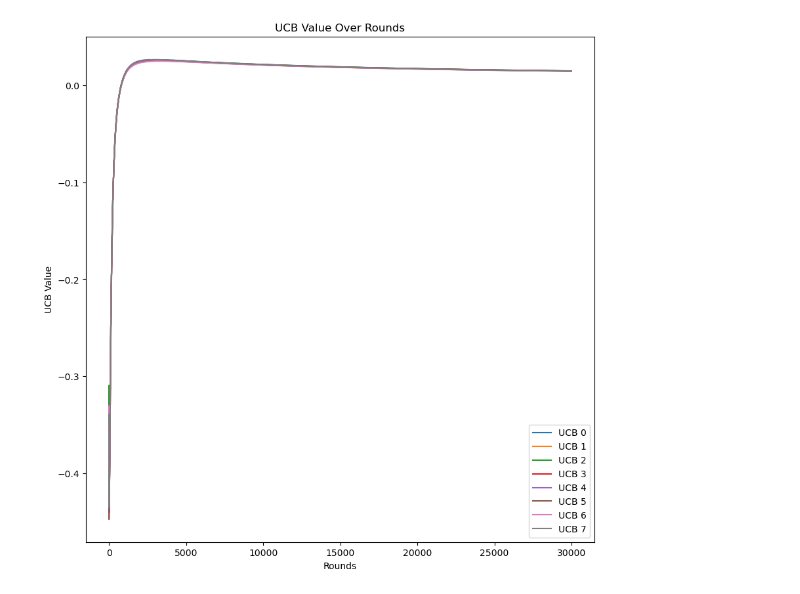
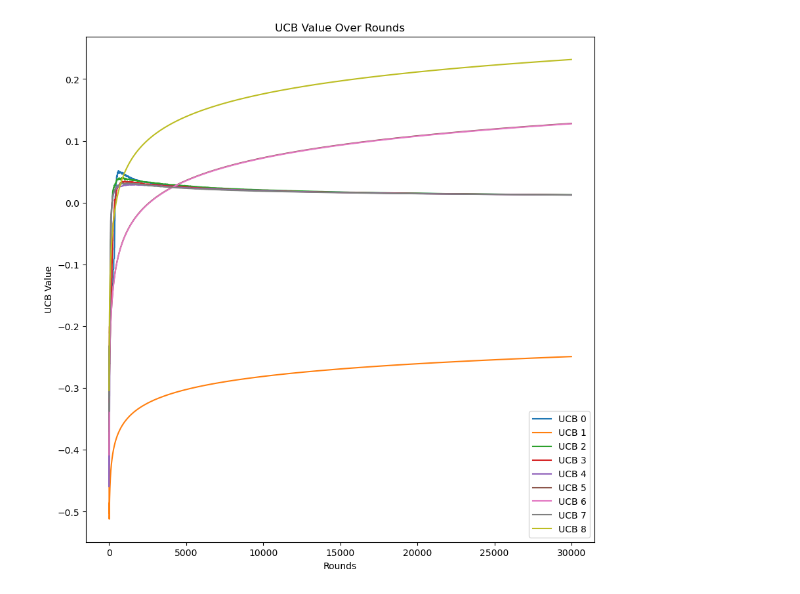
Before and after one commit to oss0430/DAforFedSeqRec, a Jupyter notebook: MAB_Eval.ipynb, the cells around one changed output. Saved outputs shown, nothing was run; the diff lists cells and outputs as text; code cells hidden in the pictures.

```diff
--- a/MAB_Eval.ipynb
+++ b/MAB_Eval.ipynb
@@ -4,7 +4,7 @@ import sys
 import os
 from typing import List, Dict, Tuple, Any
 
-eval_folder_path = "exp/shadow_with_aug_selection_sasrec_on_sr_data_lr0.001_lstep20/ML-1M_MAB"
+eval_folder_path = "exp/shadow_with_aug_selection_sasrec_on_sr_data_lr0.01_lstep20/0923_AmazonBeautyMAB_Thompson"
 config_path = os.path.join(eval_folder_path, "config.yaml")
 evaluation_log_path = os.path.join(eval_folder_path, "eval_results.log")
 print_log_path = os.path.join(eval_folder_path, "exp_print.log")
@@ -126,13 +144,13 @@ import matplotlib.pyplot as plt
 control_bins = []
 rounds = []
 for i in range(0,len(control_history),1000):
-    control_bins.append(np.bincount(control_history[i:i+1000], minlength=8))
+    control_bins.append(np.bincount(control_history[i:i+1000], minlength=9))
     rounds.append(i)
 
 control_bins = np.array(control_bins)
 print(control_bins.shape)
 plt.figure(figsize=(10,10))
-for i in range(8):
+for i in range(9):
     plt.plot(rounds, control_bins[:,i], label=f"Control {i}")
 plt.legend()
 plt.xlabel("Rounds")
@@ -172,40 +190,40 @@ def ucb_calculate(reward_record, n_pull, alpha):
 reward_via_round = []
 ucb_value_via_round = []
 
-previous_reward_record = np.zeros(8)
-previous_n_pulls = np.zeros(8)
+previous_reward_record = np.zeros(9)
+previous_n_pulls = np.zeros(9)
 decay = 0.9
 alpha = 0.1
 for round, (arm, reward) in enumerate(zip(control_history, mean_rewards_via_rounds)):
 
     reward = -reward ## convert
 
     new_n_pulls = previous_n_pulls.copy()
     new_n_pulls[arm] += 1
 
     updated_reward = previous_reward_record[arm] * decay + (1-decay) * reward
     new_reward_record = previous_reward_record.copy()
     new_reward_record[arm] = updated_reward
     reward_via_round.append(new_reward_record)
     if round > 8:
         ucb_values = ucb_calculate(new_reward_record, new_n_pulls, alpha)
         ucb_value_via_round.append(ucb_values)
 
     previous_reward_record = new_reward_record
     previous_n_pulls = new_n_pulls
 
 ## UCBS
 ucb_value_via_round = np.array(ucb_value_via_round)
 plt.figure(figsize=(10,10))
-for i in range(8):
+for i in range(9):
     plt.plot(ucb_value_via_round[:,i], label=f"UCB {i}")
 plt.legend()
 plt.xlabel("Rounds")
 plt.ylabel("UCB Value")
 plt.title("UCB Value Over Rounds")
 plt.show()
 # %% [output]
-[figure, old version]
+[figure, new version]
 # %%
 ## Arm Distribution over time
 plt.figure(figsize=(10,10))
```
Also changed, not shown: parts of 4 cells of this notebook, 27 other files.
